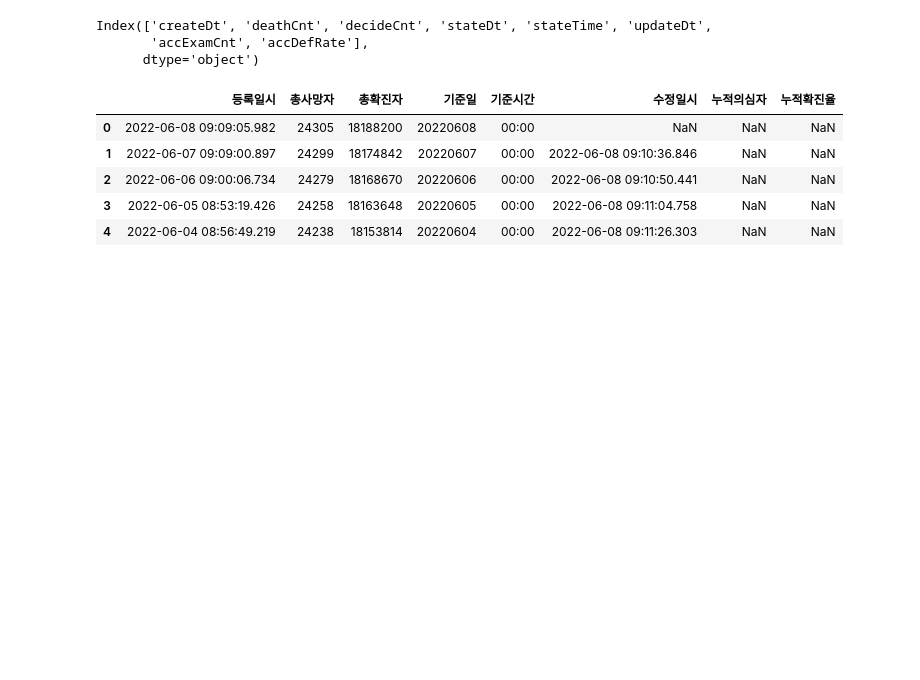
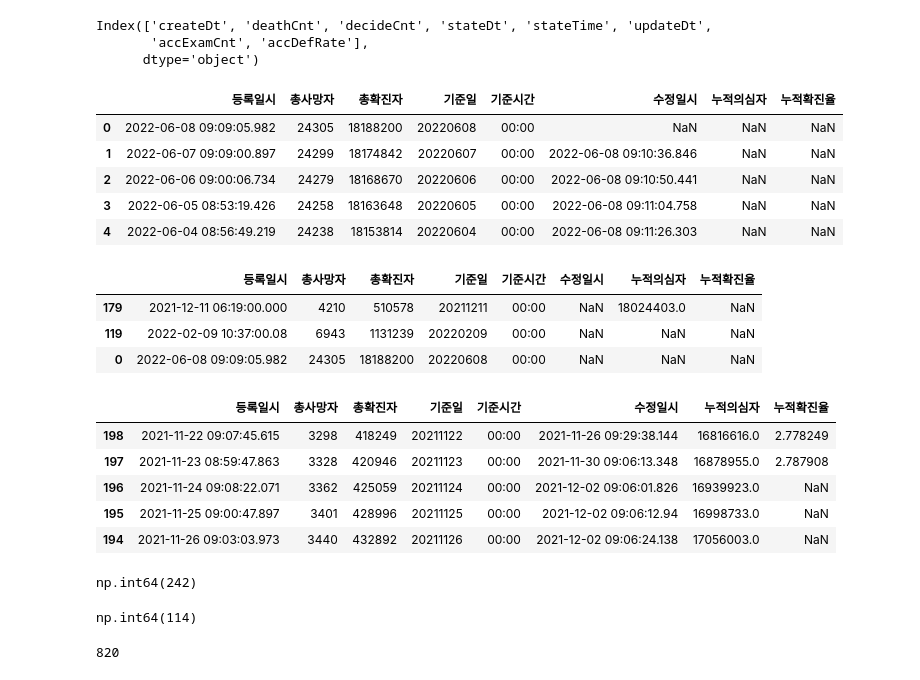
Before and after one commit to bsmoon-86/multicam_2025, a Jupyter notebook: 250903/02_corona,.ipynb, the cells around one changed output. Cells and saved outputs as stored; diff of their text form; code cells hidden in the pictures; blank space fills up the shorter version.

```diff
--- a/250903/02_corona,.ipynb
+++ b/250903/02_corona,.ipynb
@@ -151,0 +160,13 @@ df = corona.copy()
+# %%
+# 인덱스의 조건을 이용하여 데이터프레임 필터
+# DataFrame.loc[ 인덱스의 조건, 컬럼의 조건 ]
+# df.loc[ flag != True ,  ]
+# 비트 연산자 '~'를 통해서 1차원 논리값의 부정 표현
+# df.loc[ ~flag,  ]
+# '-' 연산자를 이용하여 1차원 논리값의 부정 표현
+df.loc[ -flag, ]
+# %% [output]
+|  | 등록일시 | 총사망자 | 총확진자 | 기준일 | 기준시간 | 수정일시 | 누적의심자 | 누적확진율 |
+| 179 | 2021-12-11 06:19:00.000 | 4210 | 510578 | 20211211 | 00:00 | NaN | 18024403.0 | NaN |
+| 119 | 2022-02-09 10:37:00.08 | 6943 | 1131239 | 20220209 | 00:00 | NaN | NaN | NaN |
+| 0 | 2022-06-08 09:09:05.982 | 24305 | 18188200 | 20220608 | 00:00 | NaN | NaN | NaN |
@@ -151,0 +177,10 @@ df = corona.copy()
+# %%
+# loc[조건] -> 조건뿐 아니라 값으로도 필터 가능
+df.loc[ 198:194 , ]
+# %% [output]
+|  | 등록일시 | 총사망자 | 총확진자 | 기준일 | 기준시간 | 수정일시 | 누적의심자 | 누적확진율 |
+| 198 | 2021-11-22 09:07:45.615 | 3298 | 418249 | 20211122 | 00:00 | 2021-11-26 09:29:38.144 | 16816616.0 | 2.778249 |
+| 197 | 2021-11-23 08:59:47.863 | 3328 | 420946 | 20211123 | 00:00 | 2021-11-30 09:06:13.348 | 16878955.0 | 2.787908 |
+| 196 | 2021-11-24 09:08:22.071 | 3362 | 425059 | 20211124 | 00:00 | 2021-12-02 09:06:01.826 | 16939923.0 | NaN |
+| 195 | 2021-11-25 09:00:47.897 | 3401 | 428996 | 20211125 | 00:00 | 2021-12-02 09:06:12.94 | 16998733.0 | NaN |
+| 194 | 2021-11-26 09:03:03.973 | 3440 | 432892 | 20211126 | 00:00 | 2021-12-02 09:06:24.138 | 17056003.0 | NaN |
@@ -151,0 +194,33 @@ df = corona.copy()
+# %%
+# 총확진자수 데이터를 이용해서 일일확진자 데이터를 생성
+# 기존의 데이터를 이용하여 새로운 데이터를 생성 -> 파생변수
+# 기존의 데이터만으로 설명이 불가능하거나 아니면 상관 관계가 약한경우
+# 새로운 데이터를 생성해서 설명이 가능하고 상관관계를 올릴수 있게 하는 방법
+
+
+# 일일확진자 -> 오늘의 총확진자수 - 어제의 총확진자수
+df.loc[ 1, '총확진자' ] - df.loc[0, '총확진자']
+# %% [output]
+np.int64(242)
+# %%
+df.loc[ 2, '총확진자' ] - df.loc[1, '총확진자']
+df.loc[ 3, '총확진자' ] - df.loc[2, '총확진자']
+df.loc[ 4, '총확진자' ] - df.loc[3, '총확진자']
+df.loc[ 5, '총확진자' ] - df.loc[4, '총확진자']
+# ....
+df.loc[ 819, '총확진자' ] - df.loc[818, '총확진자']
+# %% [output]
+np.int64(114)
+# %%
+# 반복문을 이용하여 일일확진자수를 리스트로 생성
+decide_list = [0]
+
+# 반복문 시작 (데이터프레임의 길이에 -1 반복 실행)
+for i in range(1, len(df)):
+    # i는 -> 1부터 819 대입하여 반복
+    decide_cnt = df.loc[i , '총확진자'] - df.loc[i-1 , '총확진자']
+    decide_list.append(decide_cnt)
+
+len(decide_list)
+# %% [output]
+820
```
Also changed, not shown: parts of 8 cells of this notebook.
